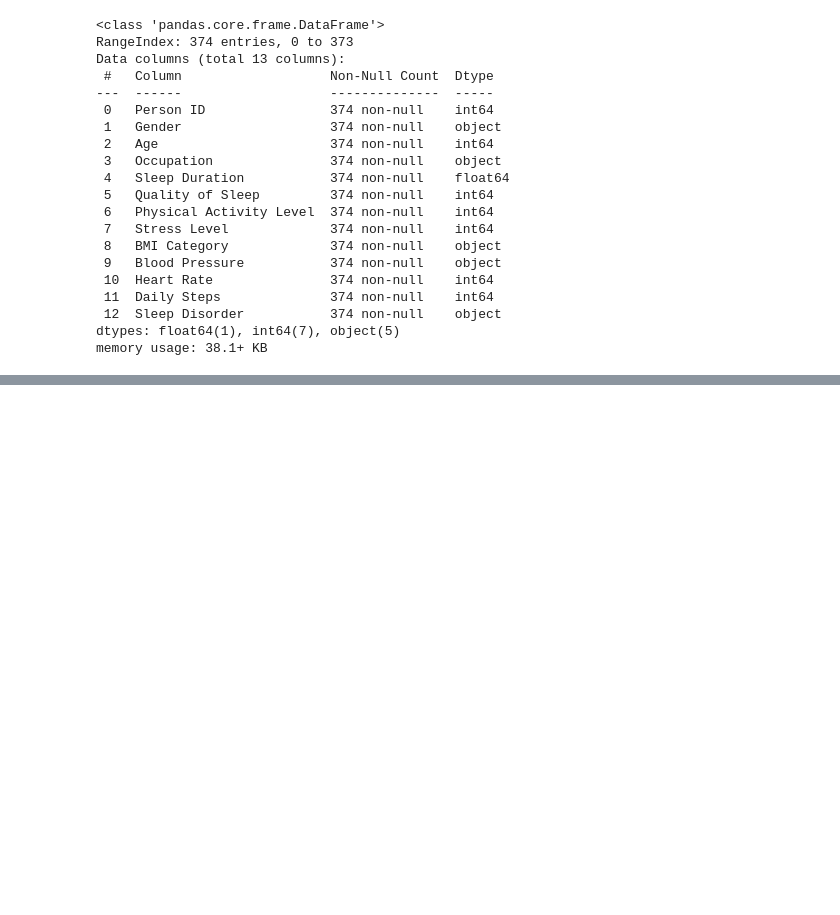
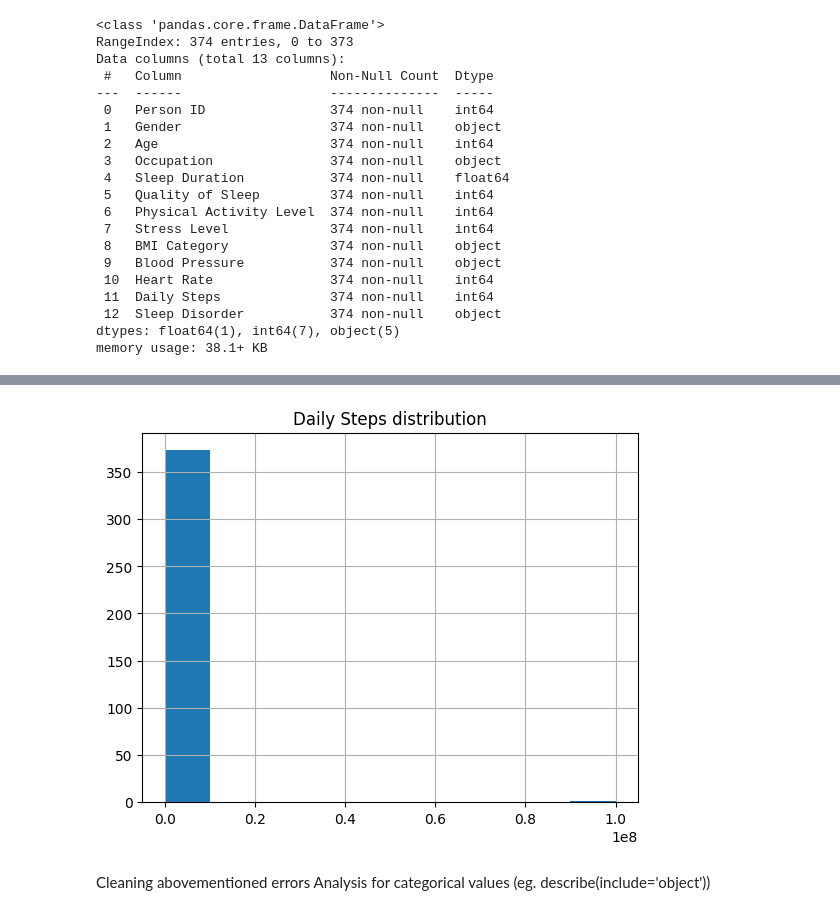
Before and after one commit to dorota-block/datacamp-projects, a Jupyter notebook: good-night-sleep/good-night-sleep.ipynb, the cells around one changed output, grey strips where cells are left out. Saved outputs shown, nothing was run; the diff lists cells and outputs as text; code cells hidden in the pictures; blank space fills up the shorter version.

Commit message:
Analysis of summary statistics

```diff
--- a/good-night-sleep/good-night-sleep.ipynb
+++ b/good-night-sleep/good-night-sleep.ipynb
@@ -116,0 +160,10 @@ memory usage: 38.1+ KB
+# %%
+# Showing Daily Steps distribution
+sleep_health_data['Daily Steps'].hist()
+plt.title('Daily Steps distribution')
+plt.show()
+# %% [output]
+[figure, added]
+# %% [markdown]
+Cleaning abovementioned errors
+Analysis for categorical values (eg. describe(include='object'))
```
Also changed, not shown: parts of 4 cells of this notebook.
